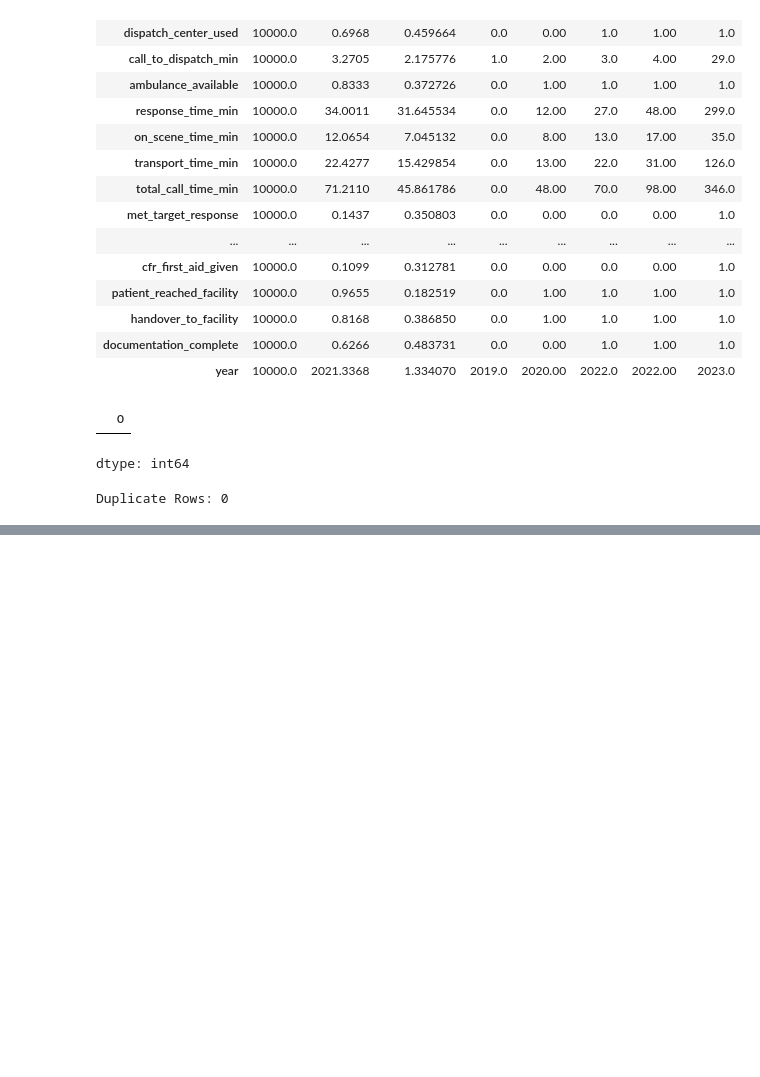
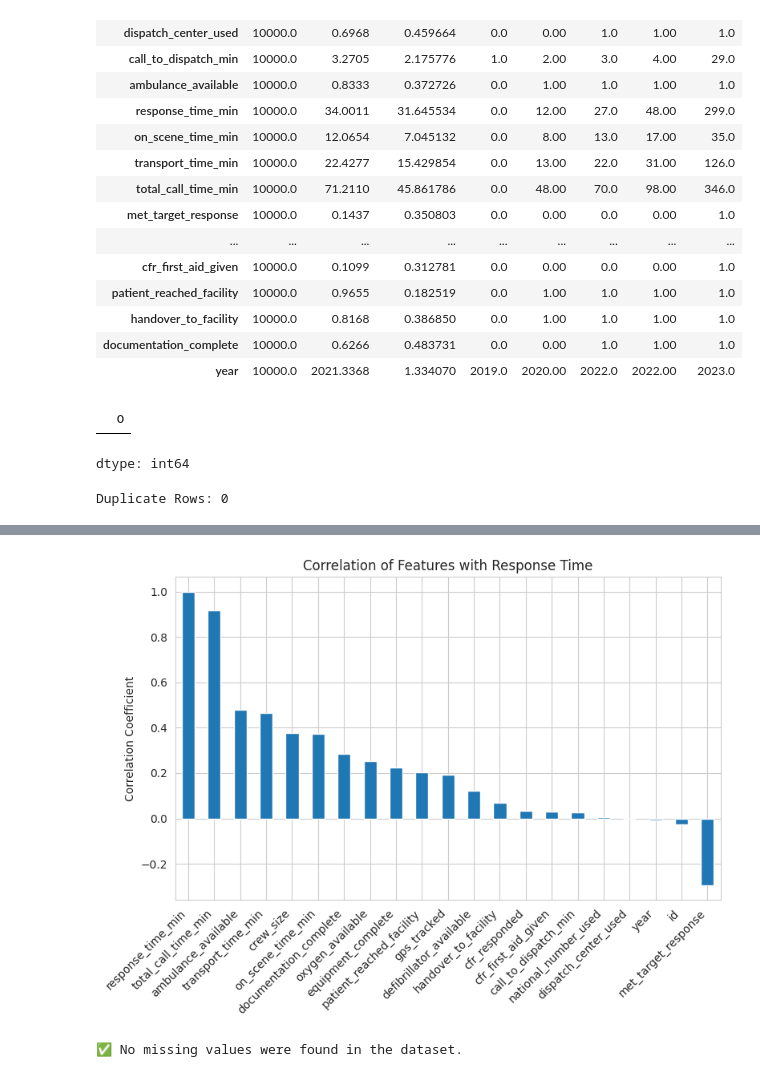
Before and after one commit to Nina-Cyndy/linear-regression-guardwatch, a Jupyter notebook: summative/linear_regression/Untitled0.ipynb, the cells around one changed output, grey strips where cells are left out. Cells and saved outputs as stored; diff of their text form; code cells hidden in the pictures; blank space fills up the shorter version.

```diff
--- a/summative/linear_regression/Untitled0.ipynb
+++ b/summative/linear_regression/Untitled0.ipynb
@@ -116,0 +130,34 @@ Receiving objects: 100% (3/3), done.
+# %%
+numeric_df = df.select_dtypes(include=["number"])
+# %%
+# Correlation of numerical features with the target variable
+target_corr = (
+    numeric_df.corr()["response_time_min"]
+    .sort_values(ascending=False)
+)
+
+plt.figure(figsize=(8, 6))
+target_corr.plot(kind="bar")
+
+plt.title("Correlation of Features with Response Time")
+plt.ylabel("Correlation Coefficient")
+plt.xticks(rotation=45, ha="right")
+plt.tight_layout()
+plt.show()
+# %% [output]
+[figure, added]
+# %%
+# Check for missing values
+missing = df.isnull().sum()
+missing = missing[missing > 0]
+
+if missing.empty:
+    print("No missing values were found in the dataset.")
+else:
+    plt.figure(figsize=(8,4))
+    missing.sort_values().plot(kind="barh")
+    plt.title("Missing Values by Column")
+    plt.xlabel("Number of Missing Values")
+    plt.show()
+# %% [output]
+✅ No missing values were found in the dataset.
```
Also changed, not shown: parts of 6 cells of this notebook.
